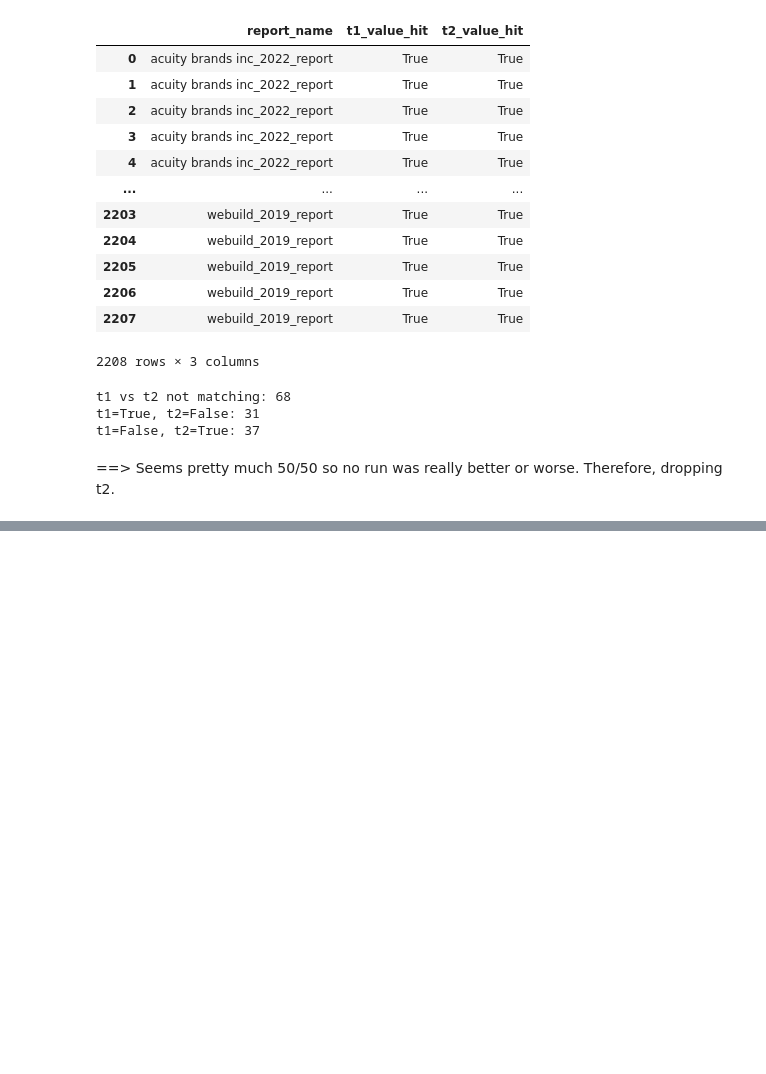
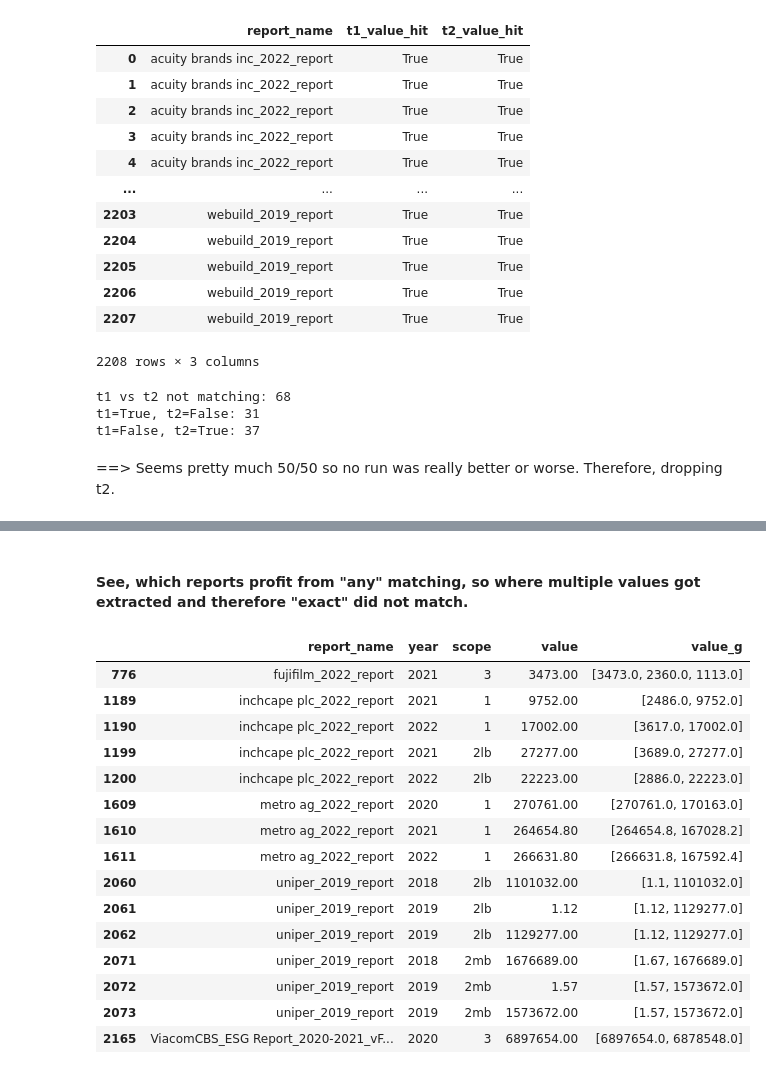
Before and after one commit to KuhlmannJ/2026_BA_Code, a Jupyter notebook: evaluations/PipelineB/02-Evaluation.ipynb, the cells around one changed output, grey strips where cells are left out. Saved outputs shown, nothing was run; the diff lists cells and outputs as text; code cells hidden in the pictures; blank space fills up the shorter version.

```diff
--- a/evaluations/PipelineB/02-Evaluation.ipynb
+++ b/evaluations/PipelineB/02-Evaluation.ipynb
@@ -436,0 +439,4 @@ sorted(train)
+# %%
+_, gepa_eval_exact = eval(gs_extractions_raw_ynorm, True)
+# %%
+gepa_eval_exact = gepa_eval_exact[['report_name', 'year', 'scope', 'value', 'unit', 'unit_normalized', 'label', 'value_t1', 'value_g', 'unit_t1', 'unit_g', 'label_t1', 'label_g', 't1_value_hit','g_value_hit','t1_unit_hit','g_unit_hit']]
@@ -436,0 +517,23 @@ sorted(train)
+# %% [markdown]
+#### See, which reports profit from "any" matching, so where multiple values got extracted and therefore "exact" did not match.
+# %%
+better_with_any = (gepa_eval["g_value_hit"] == True) & (gepa_eval_exact["g_value_hit"] == False)
+
+gepa_eval.loc[better_with_any, ["report_name", "year", "scope", "value", "value_g"]]
+# %% [output]
+|  | report_name | year | scope | value | value_g |
+| 776 | fujifilm_2022_report | 2021 | 3 | 3473.00 | [3473.0, 2360.0, 1113.0] |
+| 1189 | inchcape plc_2022_report | 2021 | 1 | 9752.00 | [2486.0, 9752.0] |
+| 1190 | inchcape plc_2022_report | 2022 | 1 | 17002.00 | [3617.0, 17002.0] |
+| 1199 | inchcape plc_2022_report | 2021 | 2lb | 27277.00 | [3689.0, 27277.0] |
+| 1200 | inchcape plc_2022_report | 2022 | 2lb | 22223.00 | [2886.0, 22223.0] |
+| 1609 | metro ag_2022_report | 2020 | 1 | 270761.00 | [270761.0, 170163.0] |
+| 1610 | metro ag_2022_report | 2021 | 1 | 264654.80 | [264654.8, 167028.2] |
+| 1611 | metro ag_2022_report | 2022 | 1 | 266631.80 | [266631.8, 167592.4] |
+| 2060 | uniper_2019_report | 2018 | 2lb | 1101032.00 | [1.1, 1101032.0] |
+| 2061 | uniper_2019_report | 2019 | 2lb | 1.12 | [1.12, 1129277.0] |
+| 2062 | uniper_2019_report | 2019 | 2lb | 1129277.00 | [1.12, 1129277.0] |
+| 2071 | uniper_2019_report | 2018 | 2mb | 1676689.00 | [1.67, 1676689.0] |
+| 2072 | uniper_2019_report | 2019 | 2mb | 1.57 | [1.57, 1573672.0] |
+| 2073 | uniper_2019_report | 2019 | 2mb | 1573672.00 | [1.57, 1573672.0] |
+| 2165 | ViacomCBS_ESG Report_2020-2021_vF... | 2020 | 3 | 6897654.00 | [6897654.0, 6878548.0] |
```
Also changed, not shown: parts of 22 cells of this notebook, 9 other files.
